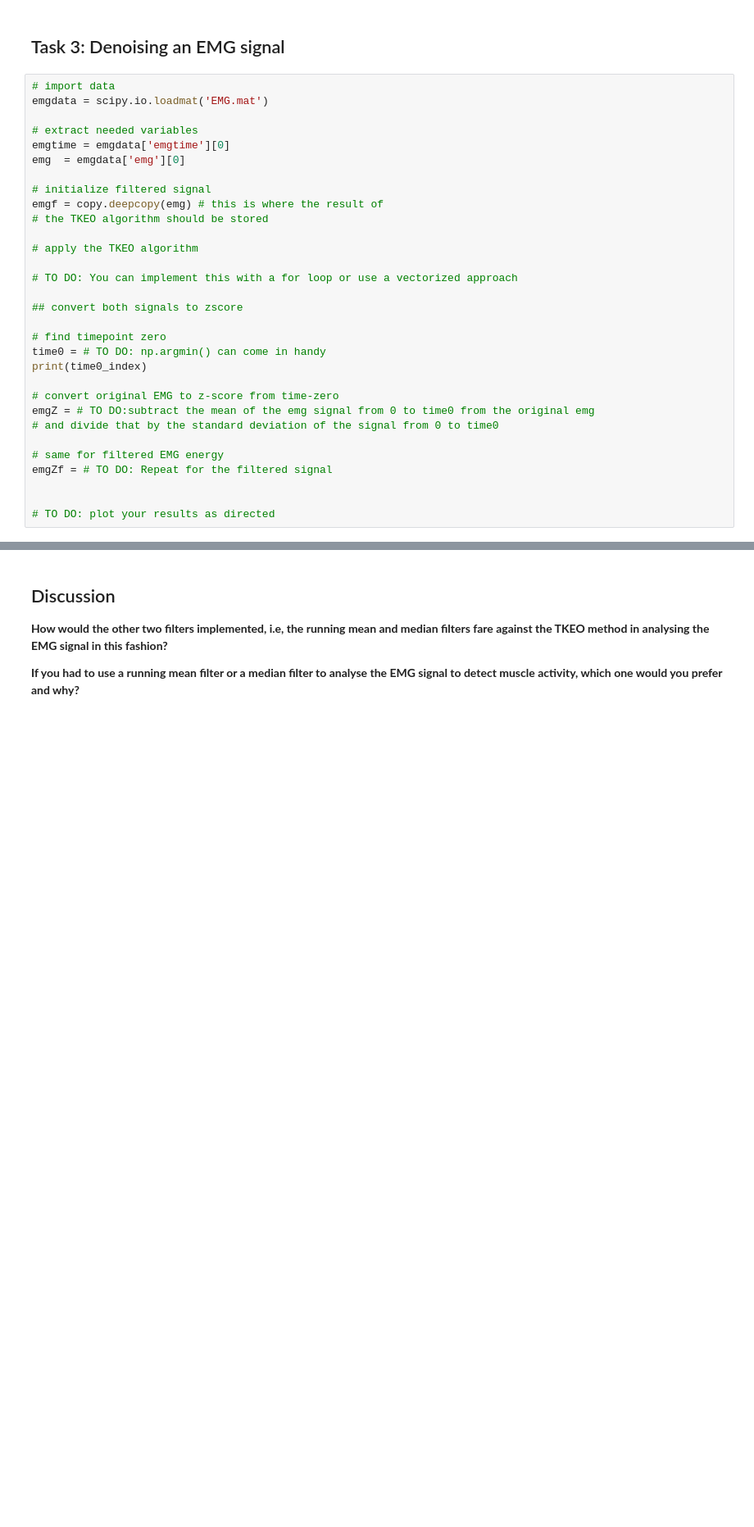
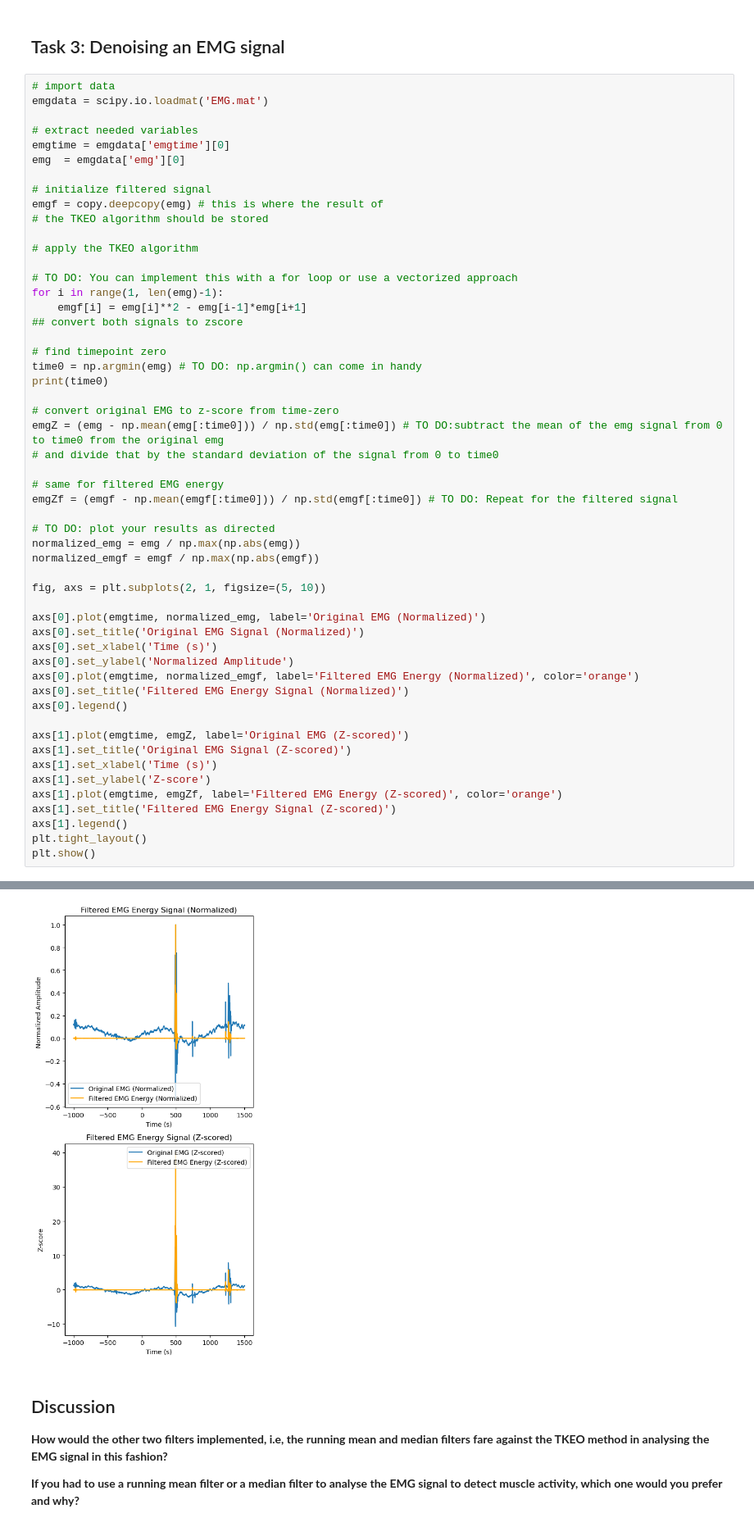
Before and after one commit to tonyechen/TECHIN_513, a Jupyter notebook: lab2/Lab2_StarterCode.ipynb, the cells around one changed output, grey strips where cells are left out. Shown at 82% size. Saved outputs shown, nothing was run; the diff lists cells and outputs as text; blank space fills up the shorter version.

```diff
--- a/lab2/Lab2_StarterCode.ipynb
+++ b/lab2/Lab2_StarterCode.ipynb
@@ -416,19 +416,42 @@ emgf = copy.deepcopy(emg) # this is where the result of
 # apply the TKEO algorithm
 
 # TO DO: You can implement this with a for loop or use a vectorized approach
-
+for i in range(1, len(emg)-1):
+    emgf[i] = emg[i]**2 - emg[i-1]*emg[i+1]
 ## convert both signals to zscore
 
 # find timepoint zero
-time0 = # TO DO: np.argmin() can come in handy
-print(time0_index)
+time0 = np.argmin(emg) # TO DO: np.argmin() can come in handy
+print(time0)
 
 # convert original EMG to z-score from time-zero
-emgZ = # TO DO:subtract the mean of the emg signal from 0 to time0 from the original emg
+emgZ = (emg - np.mean(emg[:time0])) / np.std(emg[:time0]) # TO DO:subtract the mean of the emg signal from 0 to time0 from the original emg
 # and divide that by the standard deviation of the signal from 0 to time0
 
 # same for filtered EMG energy
-emgZf = # TO DO: Repeat for the filtered signal
-
+emgZf = (emgf - np.mean(emgf[:time0])) / np.std(emgf[:time0]) # TO DO: Repeat for the filtered signal
 
 # TO DO: plot your results as directed
+normalized_emg = emg / np.max(np.abs(emg))
+normalized_emgf = emgf / np.max(np.abs(emgf))
+
+fig, axs = plt.subplots(2, 1, figsize=(5, 10))
+
+axs[0].plot(emgtime, normalized_emg, label='Original EMG (Normalized)')
+axs[0].set_title('Original EMG Signal (Normalized)')
+axs[0].set_xlabel('Time (s)')
+axs[0].set_ylabel('Normalized Amplitude')
+axs[0].plot(emgtime, normalized_emgf, label='Filtered EMG Energy (Normalized)', color='orange')
+axs[0].set_title('Filtered EMG Energy Signal (Normalized)')
+axs[0].legend()
+
+axs[1].plot(emgtime, emgZ, label='Original EMG (Z-scored)')
+axs[1].set_title('Original EMG Signal (Z-scored)')
+axs[1].set_xlabel('Time (s)')
+axs[1].set_ylabel('Z-score')
+axs[1].plot(emgtime, emgZf, label='Filtered EMG Energy (Z-scored)', color='orange')
+axs[1].set_title('Filtered EMG Energy Signal (Z-scored)')
+axs[1].legend()
+plt.tight_layout()
+plt.show()
+# %% [output]
@@ -435,3 +459,4 @@ emgZf = # TO DO: Repeat for the filtered signal
+[figure, added]
 # %% [markdown]
 ## Discussion
 
```
Also changed, not shown: parts of 7 cells of this notebook.
